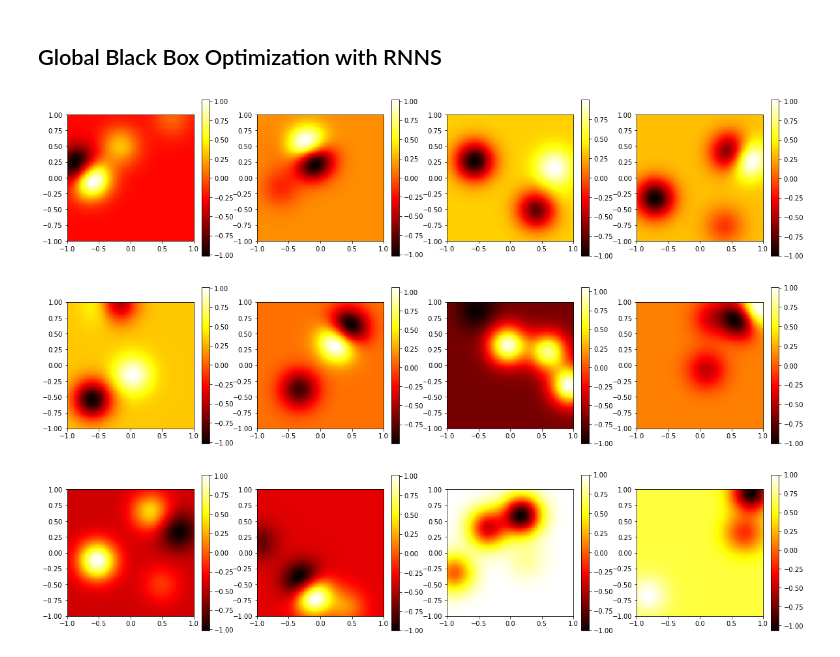
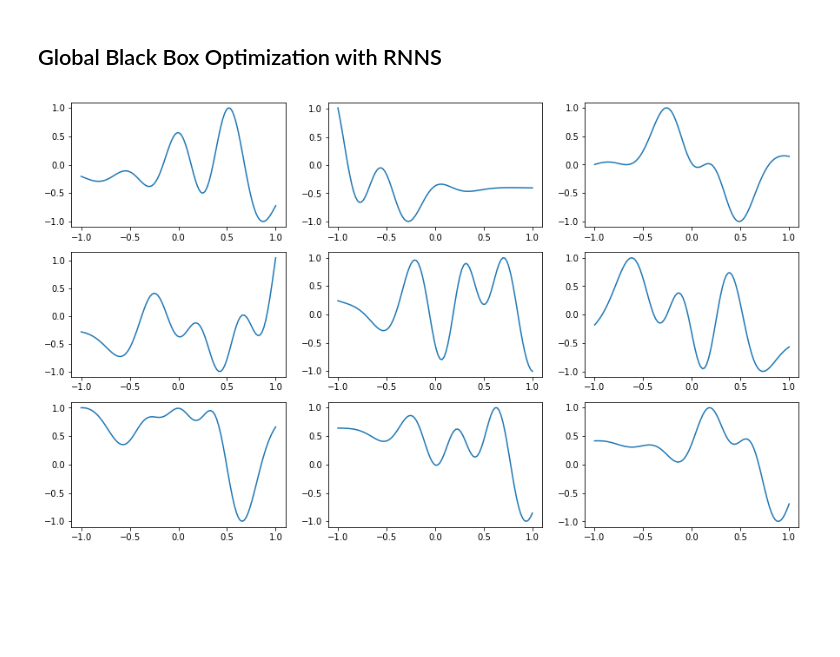
Before and after one commit to p16i/blackbox-optimization-using-rnns, a Jupyter notebook: GPOptimizeLSTM.ipynb, the cells around one changed output. Saved outputs shown, nothing was run; the diff lists cells and outputs as text; code cells hidden in the pictures; blank space fills up the shorter version.

```diff
--- a/GPOptimizeLSTM.ipynb
+++ b/GPOptimizeLSTM.ipynb
@@ -41,26 +123,28 @@ def gen_data(n_train, n_test, dim, n_gp_samples, n_mc_samples = 100):
 # Data
 n_train = 1600
 n_test = 1600
-n_gp_samples = 4
+n_gp_samples = 8
 n_mc_samples = 1000
-dim = 2
+dim = 1
 
 # LSTM Model
 n_hidden = 50
-n_steps = 10
+n_steps = 20
 
 # Optimization
 learning_rate = 0.0001
-epochs = 5
+epochs = 100
 batch_size = 160
+stddev = 0.05
+loss_type = ["MIN", "SUM", "WSUM", "EI"][3]
 # %%
 X_train, A_train, min_train, max_train, X_test, A_test, min_test, max_test = \
                                     gen_data(n_train, n_test, dim, n_gp_samples, n_mc_samples)
 # %%
 # Visualize Training Data
-nplot = 12
+nplot = 9
 idx = np.random.choice(list(range(n_train)), nplot)
 f_plot = lambda x: normalize(min_train[idx], max_train[idx], GP(X_train[idx], A_train[idx], x))
 viz.plot_training_data(f_plot, dim, nplot, heat = True)
 # %% [output]
-[figure, old version]
+[figure, new version]
```
Also changed, not shown: parts of 13 cells of this notebook.
